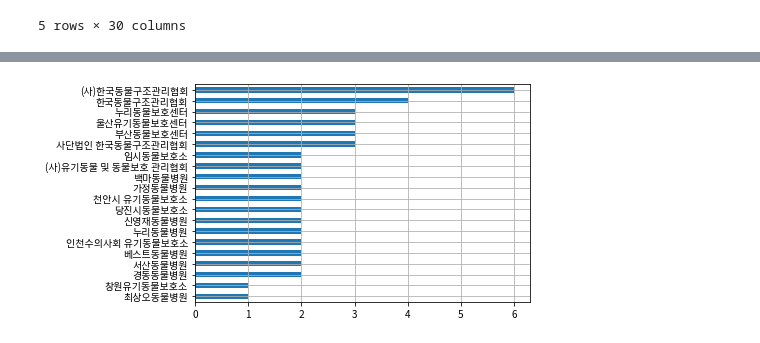
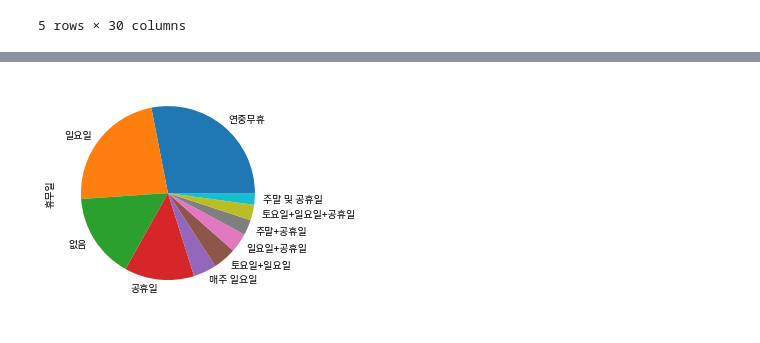
Before and after one commit to ahastudio/CodingLife, a Jupyter notebook: 20190908/python/animal.ipynb, the cells around one changed output, grey strips where cells are left out. Drawn from its saved outputs; the diff is of its cells as text; code cells hidden in the pictures.

```diff
--- a/20190908/python/animal.ipynb
+++ b/20190908/python/animal.ipynb
@@ -90,8 +90,7 @@ simple_df = df.drop(columns=[
     '소재지지번주소', '동물보호센터지정일자',
     '평일운영시작시각', '평일운영종료시각', '평일분양시작시각', '평일분양종료시각',
     '주말운영시작시각', '주말운영종료시각', '주말분양시작시각', '주말분양종료시각',
-    '휴무일', '수의사인원수', '사양관리사인원수',
-    '진료실수', '사육실수', '격리실수', '사료보관실수', '구조운반용차량보유대수',
+    '진료실수', '사육실수', '격리실수', '사료보관실수', '구조운반용차량보유대수', '전화번호',
     '데이터기준일자', '제공기관코드', '제공기관명', 'Unnamed: 29'
 ])
 
@@ -128,8 +139,8 @@ pd.DataFrame(data)
 # %%
-data = simple_df['동물보호센터명'].value_counts().nlargest(20)
+data = simple_df['휴무일'].value_counts().nlargest(10)
 
-data.sort_values().plot.barh(grid=True)
+data.plot.pie()
 
 plt.show()
 # %% [output]
-[figure, old version]
+[figure, new version]
```
Also changed, not shown: parts of 11 cells of this notebook.
